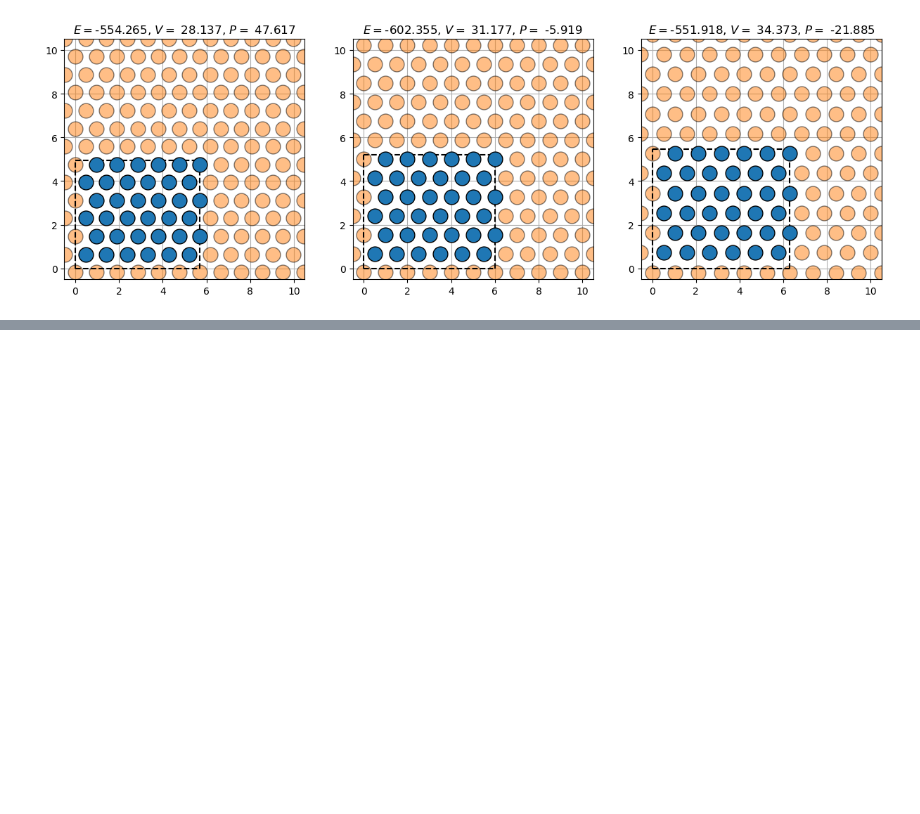
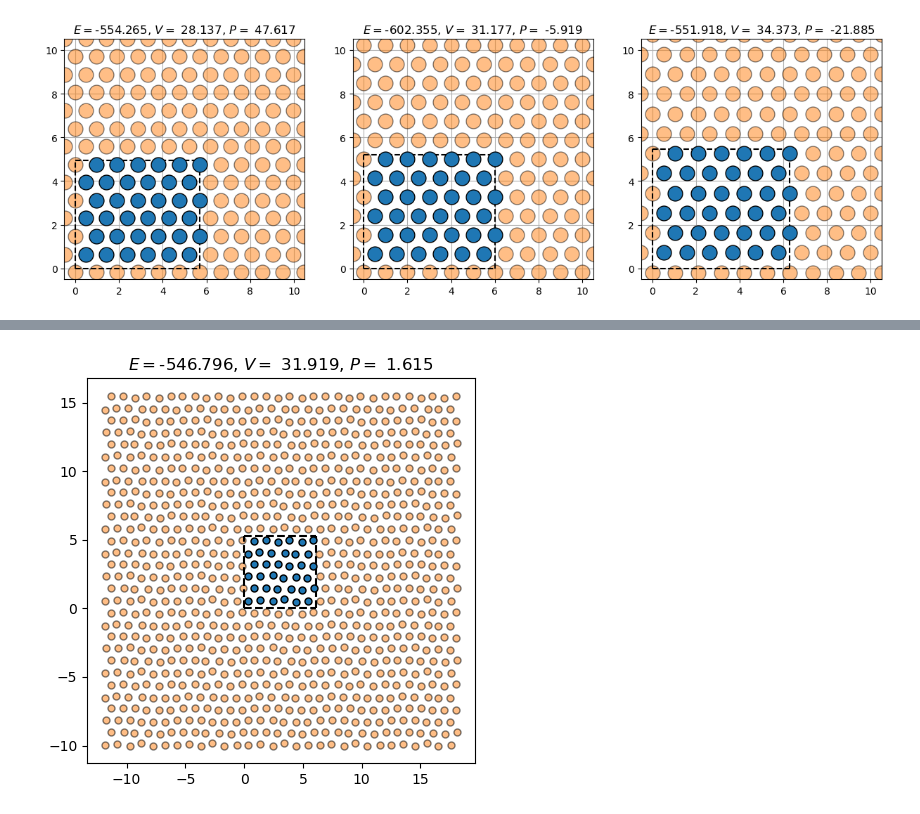
Before and after one commit to karsten3112/Computational-Physics, a Jupyter notebook: Week7/exercise37.ipynb, the cells around one changed output, grey strips where cells are left out. Saved outputs shown, nothing was run; the diff lists cells and outputs as text; code cells hidden in the pictures; blank space fills up the shorter version.

```diff
--- a/Week7/exercise37.ipynb
+++ b/Week7/exercise37.ipynb
@@ -63,6 +67,15 @@ axs[1].plot(xs, pressures)
 # %%
 atom_list = [Atom(position=pos) for pos in poses[-1]]
 p0_col = Atom_Collection(atomlist=atom_list, unit_cell=(md_simulator.pbc_handler.v1*1.0, md_simulator.pbc_handler.v2*1.0), pbc=True)
+p0_col.calculator = LennardJones()
+# %%
+fig, ax = plt.subplots(figsize=(5,5))
+p = p0_col.get_pressure(step_size=1e-4)
+ax.set_title(rf"$E = ${p0_col.get_potential_energy().round(3)}, $V = $ {vol.round(3)}, $P = $ {p.round(3)}")
+p0_col.plot_cells(ax=ax, size=5)
+p0_col.reset_plot_axes()
+# %% [output]
+[figure, added]
 # %%
 temps = [0.40,0.45,0.50,0.55,0.60]
 vols_total = []
```
Also changed, not shown: parts of 5 cells of this notebook, 2 other files.
